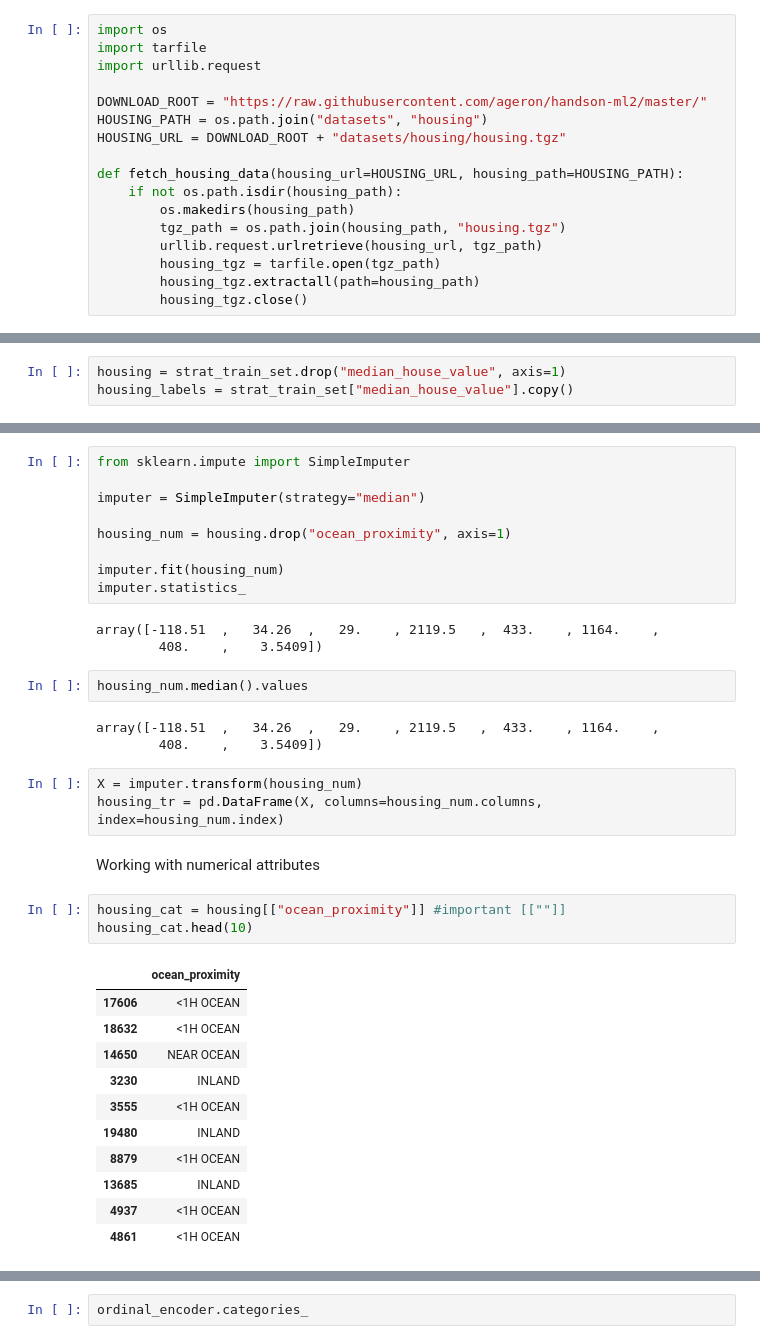
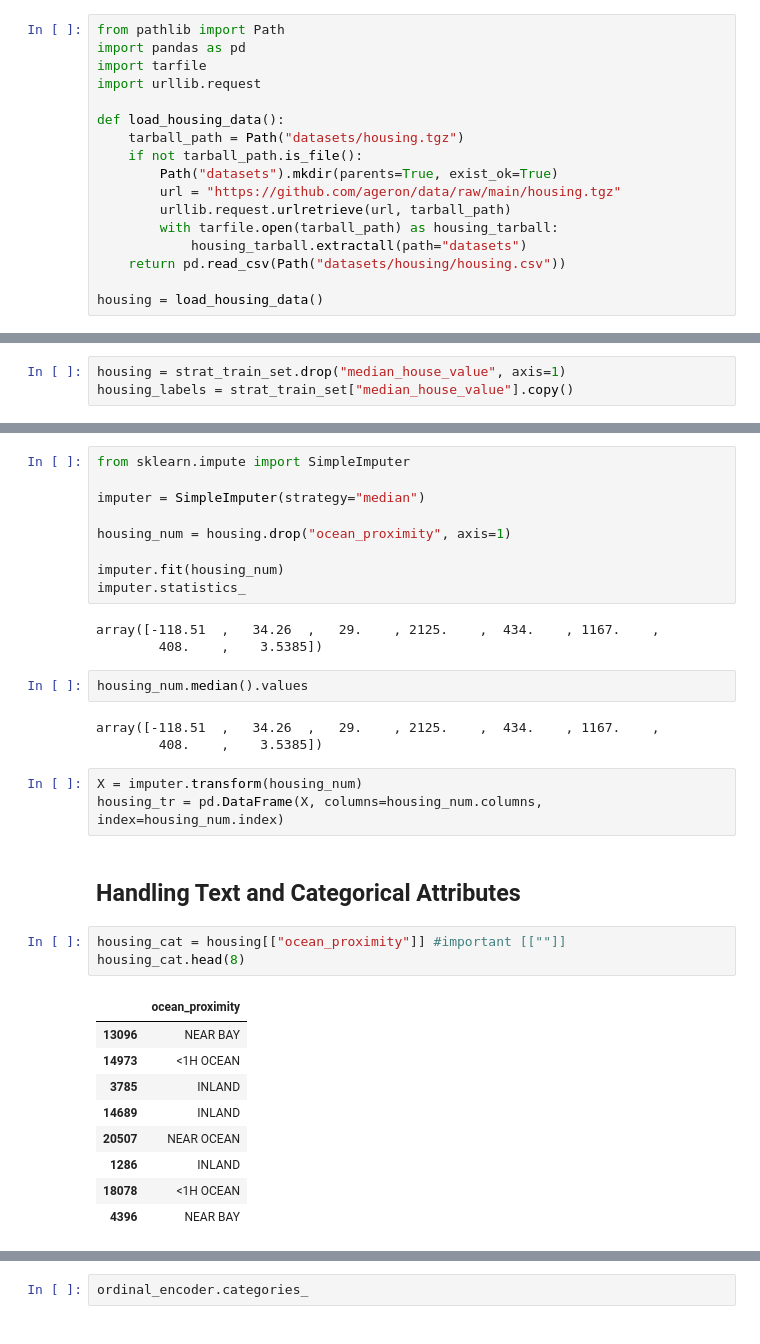
Before and after one commit to FaustoJuarez/Data-Science-Journey, a Jupyter notebook: End to End Machine Learning Project.ipynb, the cells around one changed output, grey strips where cells are left out. Drawn from its saved outputs; the diff is of its cells as text.

```diff
--- a/End to End Machine Learning Project.ipynb
+++ b/End to End Machine Learning Project.ipynb
@@ -33,17 +35,17 @@ def save_fig(fig_id, tight_layout=True, fig_extension="png", resolution=300):
 # %%
-import os
+from pathlib import Path
+import pandas as pd
 import tarfile
 import urllib.request
 
-DOWNLOAD_ROOT = "https://raw.githubusercontent.com/ageron/handson-ml2/master/"
-HOUSING_PATH = os.path.join("datasets", "housing")
-HOUSING_URL = DOWNLOAD_ROOT + "datasets/housing/housing.tgz"
+def load_housing_data():
+    tarball_path = Path("datasets/housing.tgz")
+    if not tarball_path.is_file():
+        Path("datasets").mkdir(parents=True, exist_ok=True)
+        url = "https://github.com/ageron/data/raw/main/housing.tgz"
+        urllib.request.urlretrieve(url, tarball_path)
+        with tarfile.open(tarball_path) as housing_tarball:
+            housing_tarball.extractall(path="datasets")
+    return pd.read_csv(Path("datasets/housing/housing.csv"))
 
-def fetch_housing_data(housing_url=HOUSING_URL, housing_path=HOUSING_PATH):
-    if not os.path.isdir(housing_path):
-        os.makedirs(housing_path)
-        tgz_path = os.path.join(housing_path, "housing.tgz")
-        urllib.request.urlretrieve(housing_url, tgz_path)
-        housing_tgz = tarfile.open(tgz_path)
-        housing_tgz.extractall(path=housing_path)
-        housing_tgz.close()
+housing = load_housing_data()
@@ -288,33 +313,31 @@ housing_num = housing.drop("ocean_proximity", axis=1)
 imputer.fit(housing_num)
 imputer.statistics_
 # %% [output]
-array([-118.51  ,   34.26  ,   29.    , 2119.5   ,  433.    , 1164.    ,
-        408.    ,    3.5409])
+array([-118.51  ,   34.26  ,   29.    , 2125.    ,  434.    , 1167.    ,
+        408.    ,    3.5385])
 # %%
 housing_num.median().values
 # %% [output]
-array([-118.51  ,   34.26  ,   29.    , 2119.5   ,  433.    , 1164.    ,
-        408.    ,    3.5409])
+array([-118.51  ,   34.26  ,   29.    , 2125.    ,  434.    , 1167.    ,
+        408.    ,    3.5385])
 # %%
 X = imputer.transform(housing_num)
 housing_tr = pd.DataFrame(X, columns=housing_num.columns, index=housing_num.index)
 # %% [markdown]
-Working with numerical attributes
+## Handling Text and Categorical Attributes
 # %%
 housing_cat = housing[["ocean_proximity"]] #important [[""]]
-housing_cat.head(10)
+housing_cat.head(8)
 # %% [output]
 |  | ocean_proximity |
-| 17606 | <1H OCEAN |
-| 18632 | <1H OCEAN |
-| 14650 | NEAR OCEAN |
-| 3230 | INLAND |
-| 3555 | <1H OCEAN |
-| 19480 | INLAND |
-| 8879 | <1H OCEAN |
-| 13685 | INLAND |
-| 4937 | <1H OCEAN |
-| 4861 | <1H OCEAN |
+| 13096 | NEAR BAY |
+| 14973 | <1H OCEAN |
+| 3785 | INLAND |
+| 14689 | INLAND |
+| 20507 | NEAR OCEAN |
+| 1286 | INLAND |
+| 18078 | <1H OCEAN |
+| 4396 | NEAR BAY |
 # %%
 from sklearn.preprocessing import OrdinalEncoder                #To convert from text to numbers
 ordinal_encoder = OrdinalEncoder()
```
Also changed, not shown: parts of 104 cells of this notebook, 6 other files.
